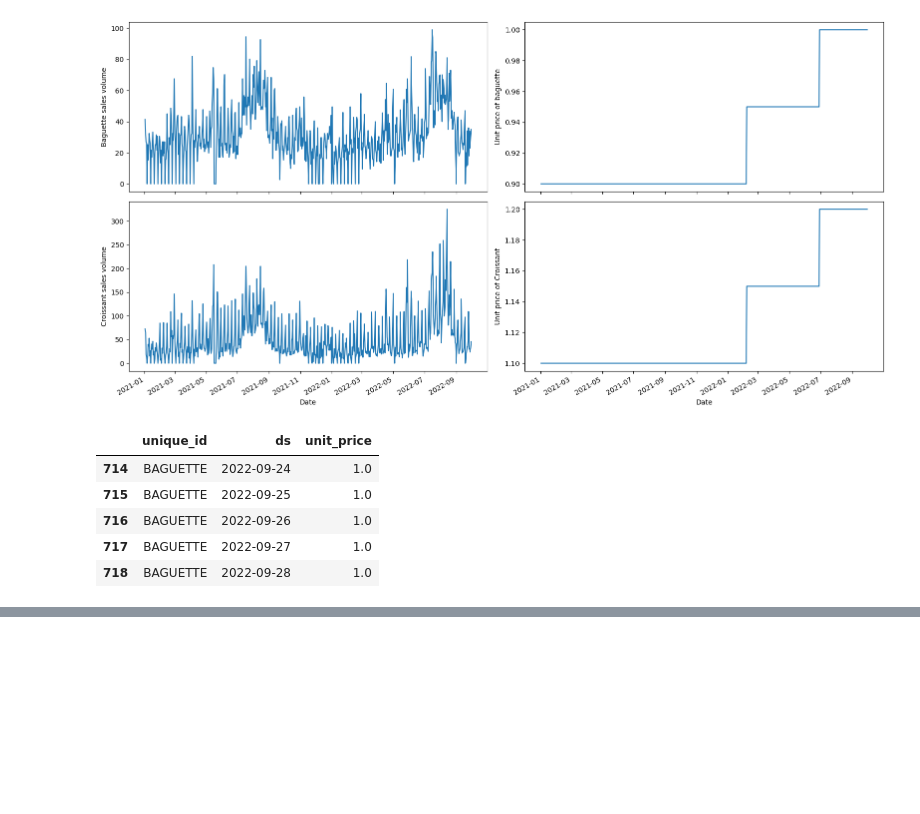
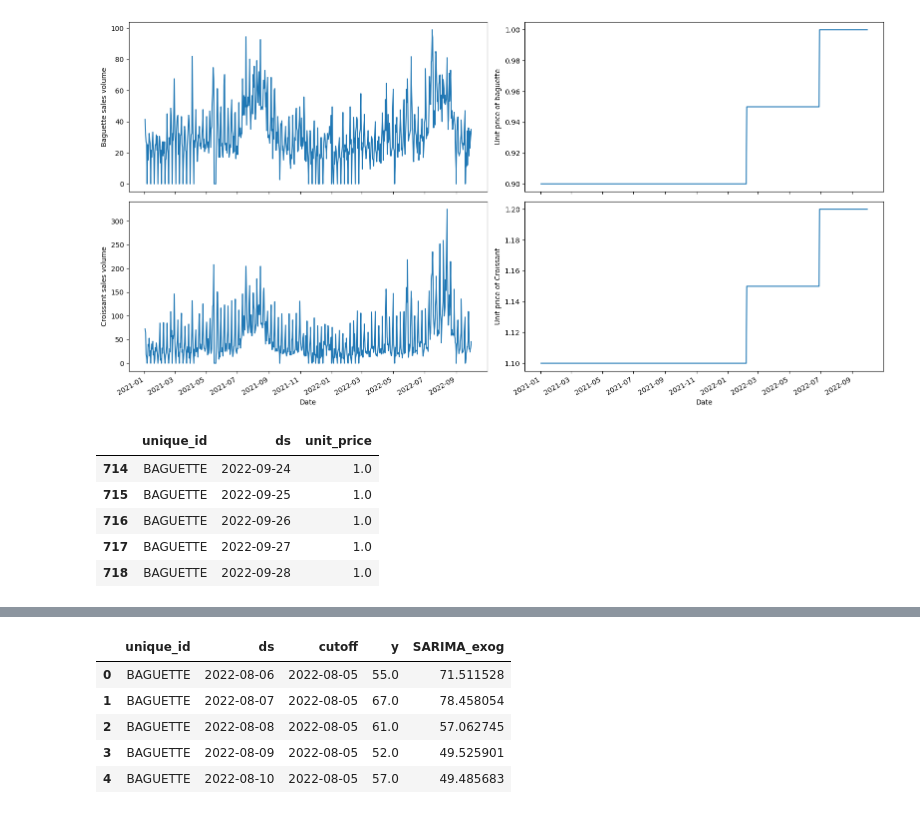
Before and after one commit to MdakaneNtobeko/time-series-forecasting, a Jupyter notebook: bakery.ipynb, the cells around one changed output, grey strips where cells are left out. Saved outputs shown, nothing was run; the diff lists cells and outputs as text; code cells hidden in the pictures; blank space fills up the shorter version.

```diff
--- a/bakery.ipynb
+++ b/bakery.ipynb
@@ -306,0 +359,24 @@ futr_exog_df.head()
+# %%
+models = [
+    AutoARIMA(season_length=7, alias="SARIMA_exog")
+]
+
+sf = StatsForecast(models=models, freq="D")
+
+# Run cross-validation
+cv_exog_df = sf.cross_validation(
+    h=horizon,
+    df=small_df,
+    n_windows=8,
+    step_size=horizon,
+    refit=True
+)
+
+cv_exog_df.head()
+# %% [output]
+|  | unique_id | ds | cutoff | y | SARIMA_exog |
+| 0 | BAGUETTE | 2022-08-06 | 2022-08-05 | 55.0 | 71.511528 |
+| 1 | BAGUETTE | 2022-08-07 | 2022-08-05 | 67.0 | 78.458054 |
+| 2 | BAGUETTE | 2022-08-08 | 2022-08-05 | 61.0 | 57.062745 |
+| 3 | BAGUETTE | 2022-08-09 | 2022-08-05 | 52.0 | 49.525901 |
+| 4 | BAGUETTE | 2022-08-10 | 2022-08-05 | 57.0 | 49.485683 |
```
Also changed, not shown: parts of 4 cells of this notebook.
